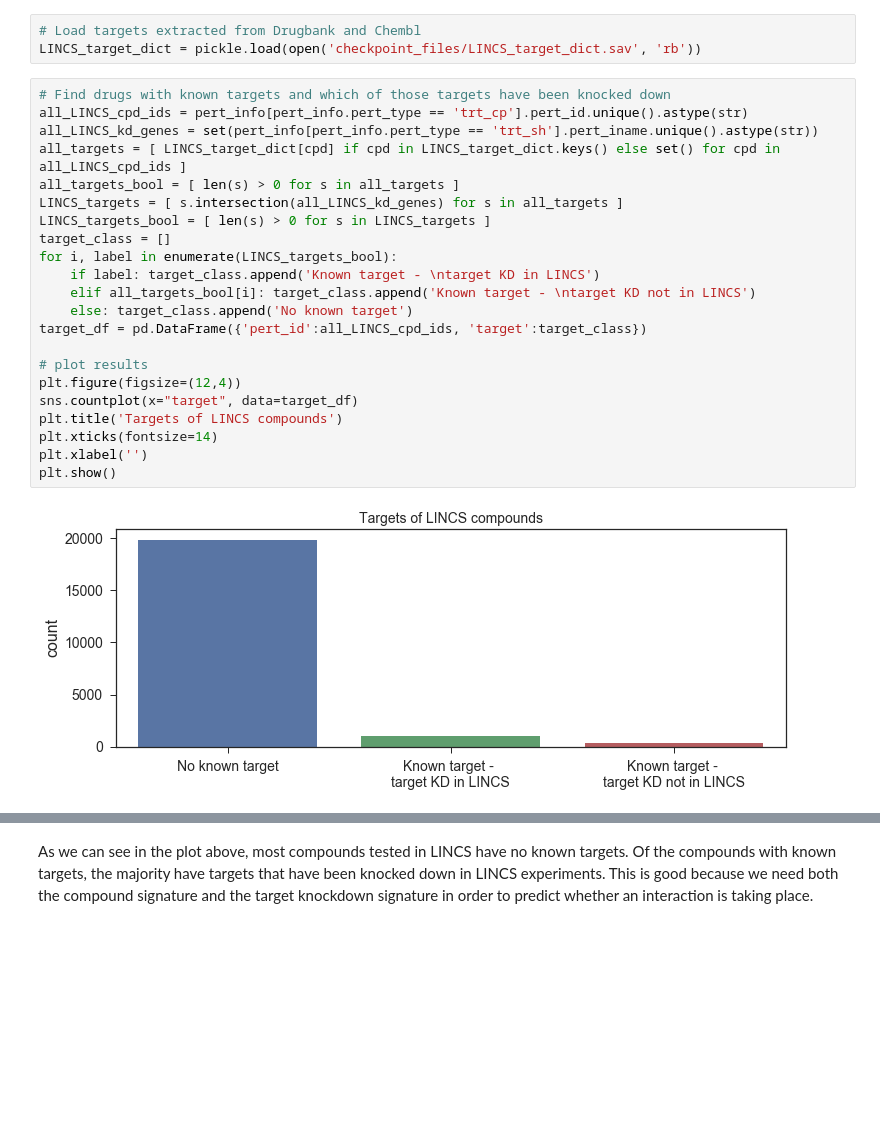
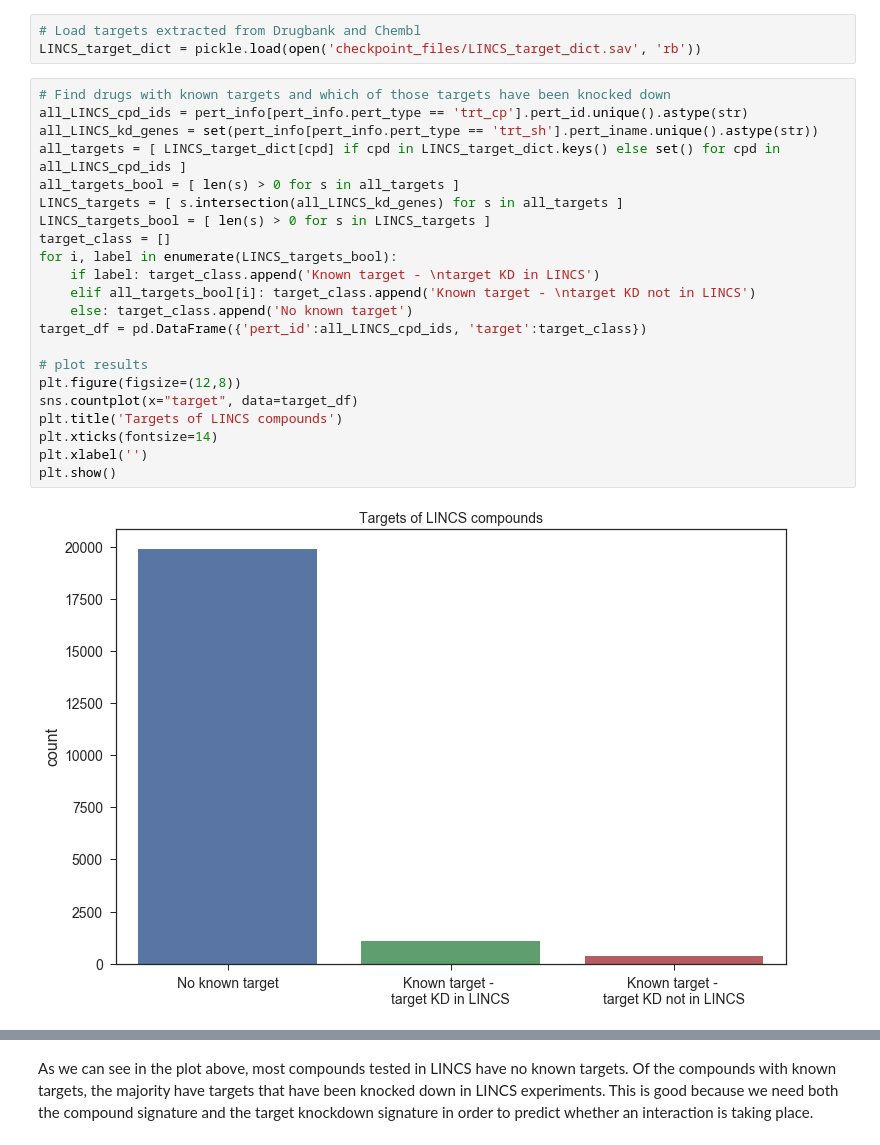
Before and after one commit to npabon/LINCS_target_prediction, a Jupyter notebook: LINCS_data_exploration.ipynb, the cells around one changed output, grey strips where cells are left out. Saved outputs shown, nothing was run; the diff lists cells and outputs as text; blank space fills up the shorter version.

Commit message:
finalizing figures

```diff
--- a/LINCS_data_exploration.ipynb
+++ b/LINCS_data_exploration.ipynb
@@ -292,24 +340,24 @@ LINCS_target_dict = pickle.load(open('checkpoint_files/LINCS_target_dict.sav', '
 # %%
 # Find drugs with known targets and which of those targets have been knocked down
 all_LINCS_cpd_ids = pert_info[pert_info.pert_type == 'trt_cp'].pert_id.unique().astype(str)
 all_LINCS_kd_genes = set(pert_info[pert_info.pert_type == 'trt_sh'].pert_iname.unique().astype(str))
 all_targets = [ LINCS_target_dict[cpd] if cpd in LINCS_target_dict.keys() else set() for cpd in all_LINCS_cpd_ids ]
 all_targets_bool = [ len(s) > 0 for s in all_targets ]
 LINCS_targets = [ s.intersection(all_LINCS_kd_genes) for s in all_targets ]
 LINCS_targets_bool = [ len(s) > 0 for s in LINCS_targets ]
 target_class = []
 for i, label in enumerate(LINCS_targets_bool):
     if label: target_class.append('Known target - \ntarget KD in LINCS')
     elif all_targets_bool[i]: target_class.append('Known target - \ntarget KD not in LINCS')
     else: target_class.append('No known target')
 target_df = pd.DataFrame({'pert_id':all_LINCS_cpd_ids, 'target':target_class})
 
 # plot results
-plt.figure(figsize=(12,4))
+plt.figure(figsize=(12,8))
 sns.countplot(x="target", data=target_df)
 plt.title('Targets of LINCS compounds')
 plt.xticks(fontsize=14)
 plt.xlabel('')
 plt.show()
 # %% [output]
-[figure, old version]
+[figure, new version]
```
Also changed, not shown: parts of 19 cells of this notebook, 2 other files.
